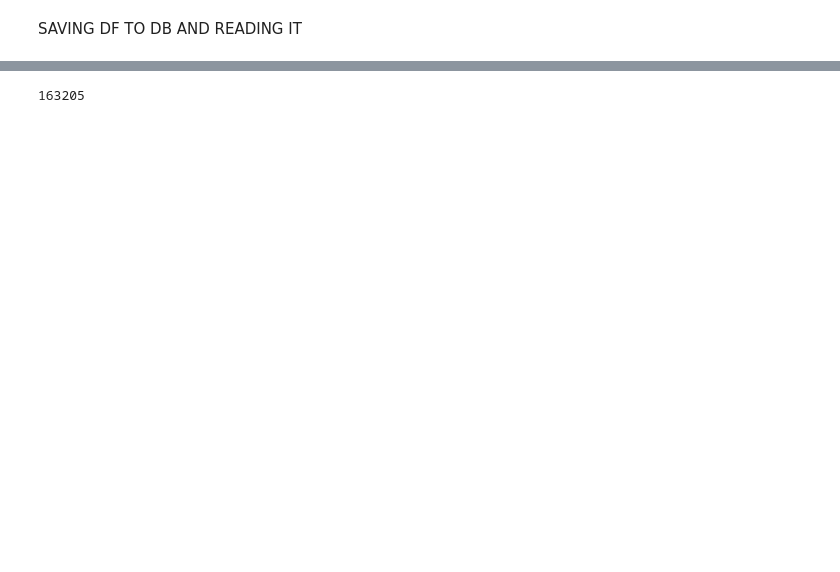
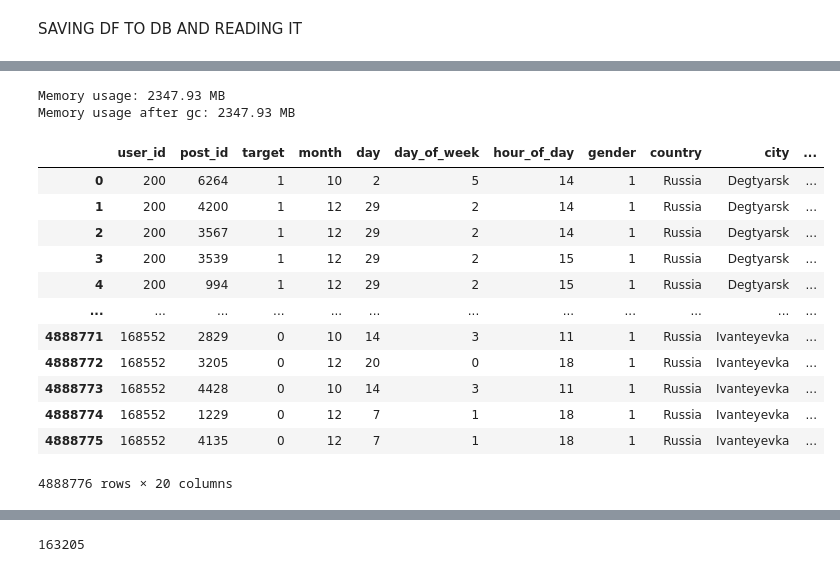
Before and after one commit to nktnlx/mle_course, a Jupyter notebook: 02_ml/22_rec_sys_project/22_rec_sys_project.ipynb, the cells around one changed output, grey strips where cells are left out. Saved outputs shown, nothing was run; the diff lists cells and outputs as text; code cells hidden in the pictures; blank space fills up the shorter version.

```diff
--- a/02_ml/22_rec_sys_project/22_rec_sys_project.ipynb
+++ b/02_ml/22_rec_sys_project/22_rec_sys_project.ipynb
@@ -1480,0 +1521,30 @@ SAVING DF TO DB AND READING IT
+# %%
+# Define a dictionary to map columns to their optimized data types
+dtype_mapping = {
+    'user_id': 'int32',        # int32 is sufficient for user IDs
+    'post_id': 'int16',        # int32 is sufficient for post IDs
+    'target': 'int8',          # target is binary or small range, so int8 is enough
+    'month': 'int8',           # month ranges from 1 to 12
+    'day': 'int8',             # day ranges from 1 to 31
+    'day_of_week': 'int8',     # day_of_week ranges from 0 to 6
+    'hour_of_day': 'int8',     # hour_of_day ranges from 0 to 23
+    'gender': 'object',          # gender is binary or small range
+    'country': 'object',     # country is categorical
+    'city': 'object',        # city is categorical
+    'exp_group': 'object',       # exp_group is likely a small range
+    'os': 'object',          # os is categorical
+    'source': 'object',      # source is categorical
+    'age_category': 'int8',    # age_category is likely a small range
+    'topic': 'object',       # topic is categorical
+    'PCA_1': 'float16',        # float32 is sufficient for PCA components
+    'PCA_2': 'float16',
+    'PCA_3': 'float16',
+    'PCA_4': 'float16',
+    'PCA_5': 'float16'
+}
+
+# Convert columns to optimized data types
+df = df.astype(dtype_mapping)
+
+# Check memory usage after optimization
+print(df.info(memory_usage='deep'))
@@ -1481,2 +1569,30 @@ SAVING DF TO DB AND READING IT
+# %%
+# Check memory usage
+print(f"Memory usage: {psutil.Process().memory_info().rss / 1024 ** 2:.2f} MB")
+
+# Force garbage collection
+gc.collect()
+
+# Check memory usage again
+print(f"Memory usage after gc: {psutil.Process().memory_info().rss / 1024 ** 2:.2f} MB")
+# %% [output]
+Memory usage: 2347.93 MB
+Memory usage after gc: 2347.93 MB
+# %%
+df
+# %% [output]
+|  | user_id | post_id | target | month | day | day_of_week | hour_of_day | gender | country | city | ... |
+| 0 | 200 | 6264 | 1 | 10 | 2 | 5 | 14 | 1 | Russia | Degtyarsk | ... |
+| 1 | 200 | 4200 | 1 | 12 | 29 | 2 | 14 | 1 | Russia | Degtyarsk | ... |
+| 2 | 200 | 3567 | 1 | 12 | 29 | 2 | 14 | 1 | Russia | Degtyarsk | ... |
+| 3 | 200 | 3539 | 1 | 12 | 29 | 2 | 15 | 1 | Russia | Degtyarsk | ... |
+| 4 | 200 | 994 | 1 | 12 | 29 | 2 | 15 | 1 | Russia | Degtyarsk | ... |
+| ... | ... | ... | ... | ... | ... | ... | ... | ... | ... | ... | ... |
+| 4888771 | 168552 | 2829 | 0 | 10 | 14 | 3 | 11 | 1 | Russia | Ivanteyevka | ... |
+| 4888772 | 168552 | 3205 | 0 | 12 | 20 | 0 | 18 | 1 | Russia | Ivanteyevka | ... |
+| 4888773 | 168552 | 4428 | 0 | 10 | 14 | 3 | 11 | 1 | Russia | Ivanteyevka | ... |
+| 4888774 | 168552 | 1229 | 0 | 12 | 7 | 1 | 18 | 1 | Russia | Ivanteyevka | ... |
+| 4888775 | 168552 | 4135 | 0 | 12 | 7 | 1 | 18 | 1 | Russia | Ivanteyevka | ... |
+4888776 rows × 20 columns
 # %%
 df.to_sql('nktn_lx_step8_features', con=engine, if_exists='replace', index=False) # записываем таблицу
```
Also changed, not shown: parts of 74 cells of this notebook.
